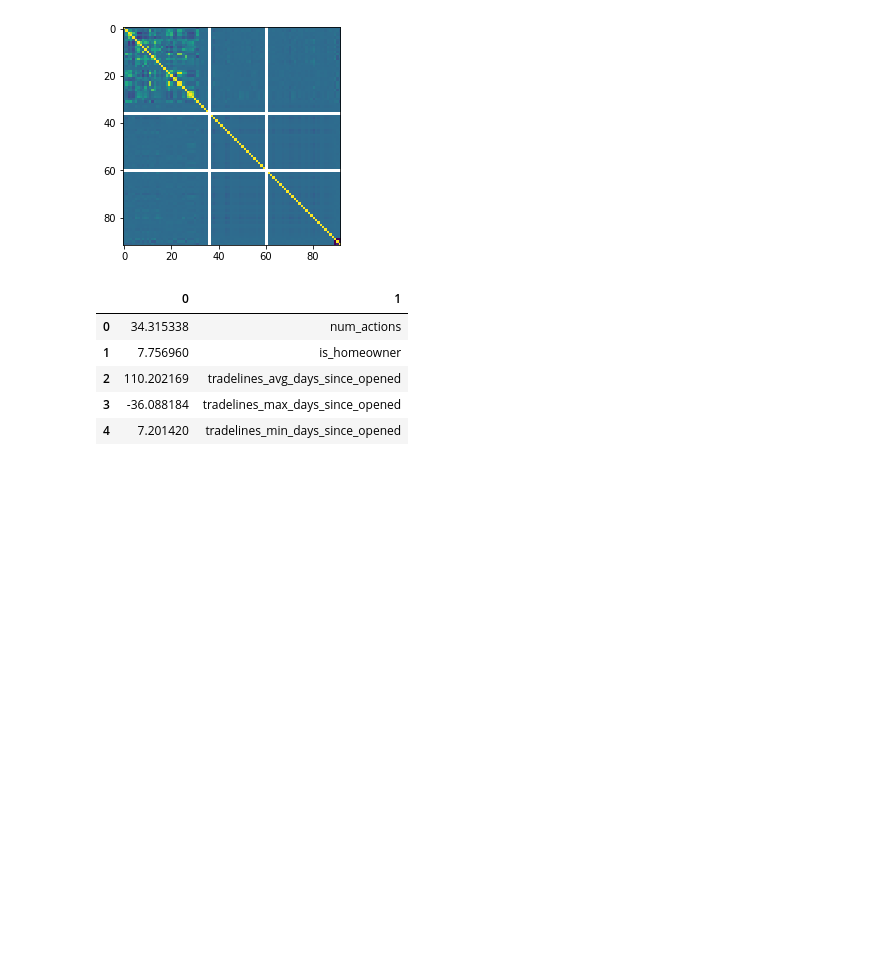
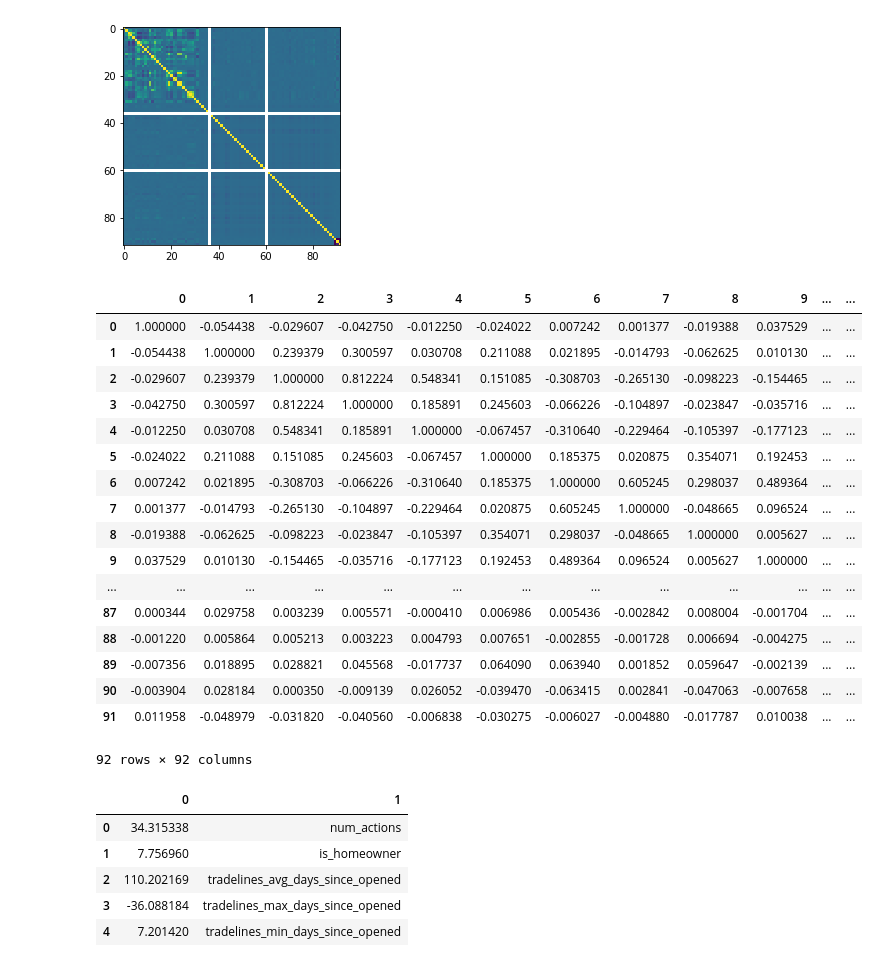
Before and after one commit to milesaturpin/datathon2018, a Jupyter notebook: Datathon2018_Trenton.ipynb, the cells around one changed output. Drawn from its saved outputs; the diff is of its cells as text; code cells hidden in the pictures; blank space fills up the shorter version.

```diff
--- a/Datathon2018_Trenton.ipynb
+++ b/Datathon2018_Trenton.ipynb
@@ -659,6 +659,27 @@ plt.imshow(pd.DataFrame(xVar).corr())
 # %% [output]
 <matplotlib.image.AxesImage at 0x...>
 [figure]
+# %%
+pd.DataFrame(xVar).corr()
+# %% [output]
+|  | 0 | 1 | 2 | 3 | 4 | 5 | 6 | 7 | 8 | 9 | ... | ... |
+| 0 | 1.000000 | -0.054438 | -0.029607 | -0.042750 | -0.012250 | -0.024022 | 0.007242 | 0.001377 | -0.019388 | 0.037529 | ... | ... |
+| 1 | -0.054438 | 1.000000 | 0.239379 | 0.300597 | 0.030708 | 0.211088 | 0.021895 | -0.014793 | -0.062625 | 0.010130 | ... | ... |
+| 2 | -0.029607 | 0.239379 | 1.000000 | 0.812224 | 0.548341 | 0.151085 | -0.308703 | -0.265130 | -0.098223 | -0.154465 | ... | ... |
+| 3 | -0.042750 | 0.300597 | 0.812224 | 1.000000 | 0.185891 | 0.245603 | -0.066226 | -0.104897 | -0.023847 | -0.035716 | ... | ... |
+| 4 | -0.012250 | 0.030708 | 0.548341 | 0.185891 | 1.000000 | -0.067457 | -0.310640 | -0.229464 | -0.105397 | -0.177123 | ... | ... |
+| 5 | -0.024022 | 0.211088 | 0.151085 | 0.245603 | -0.067457 | 1.000000 | 0.185375 | 0.020875 | 0.354071 | 0.192453 | ... | ... |
+| 6 | 0.007242 | 0.021895 | -0.308703 | -0.066226 | -0.310640 | 0.185375 | 1.000000 | 0.605245 | 0.298037 | 0.489364 | ... | ... |
+| 7 | 0.001377 | -0.014793 | -0.265130 | -0.104897 | -0.229464 | 0.020875 | 0.605245 | 1.000000 | -0.048665 | 0.096524 | ... | ... |
+| 8 | -0.019388 | -0.062625 | -0.098223 | -0.023847 | -0.105397 | 0.354071 | 0.298037 | -0.048665 | 1.000000 | 0.005627 | ... | ... |
+| 9 | 0.037529 | 0.010130 | -0.154465 | -0.035716 | -0.177123 | 0.192453 | 0.489364 | 0.096524 | 0.005627 | 1.000000 | ... | ... |
+| ... | ... | ... | ... | ... | ... | ... | ... | ... | ... | ... | ... | ... |
+| 87 | 0.000344 | 0.029758 | 0.003239 | 0.005571 | -0.000410 | 0.006986 | 0.005436 | -0.002842 | 0.008004 | -0.001704 | ... | ... |
+| 88 | -0.001220 | 0.005864 | 0.005213 | 0.003223 | 0.004793 | 0.007651 | -0.002855 | -0.001728 | 0.006694 | -0.004275 | ... | ... |
+| 89 | -0.007356 | 0.018895 | 0.028821 | 0.045568 | -0.017737 | 0.064090 | 0.063940 | 0.001852 | 0.059647 | -0.002139 | ... | ... |
+| 90 | -0.003904 | 0.028184 | 0.000350 | -0.009139 | 0.026052 | -0.039470 | -0.063415 | 0.002841 | -0.047063 | -0.007658 | ... | ... |
+| 91 | 0.011958 | -0.048979 | -0.031820 | -0.040560 | -0.006838 | -0.030275 | -0.006027 | -0.004880 | -0.017787 | 0.010038 | ... | ... |
+92 rows × 92 columns
 # %%
 # interpreting these variables coefficients.
 
```
